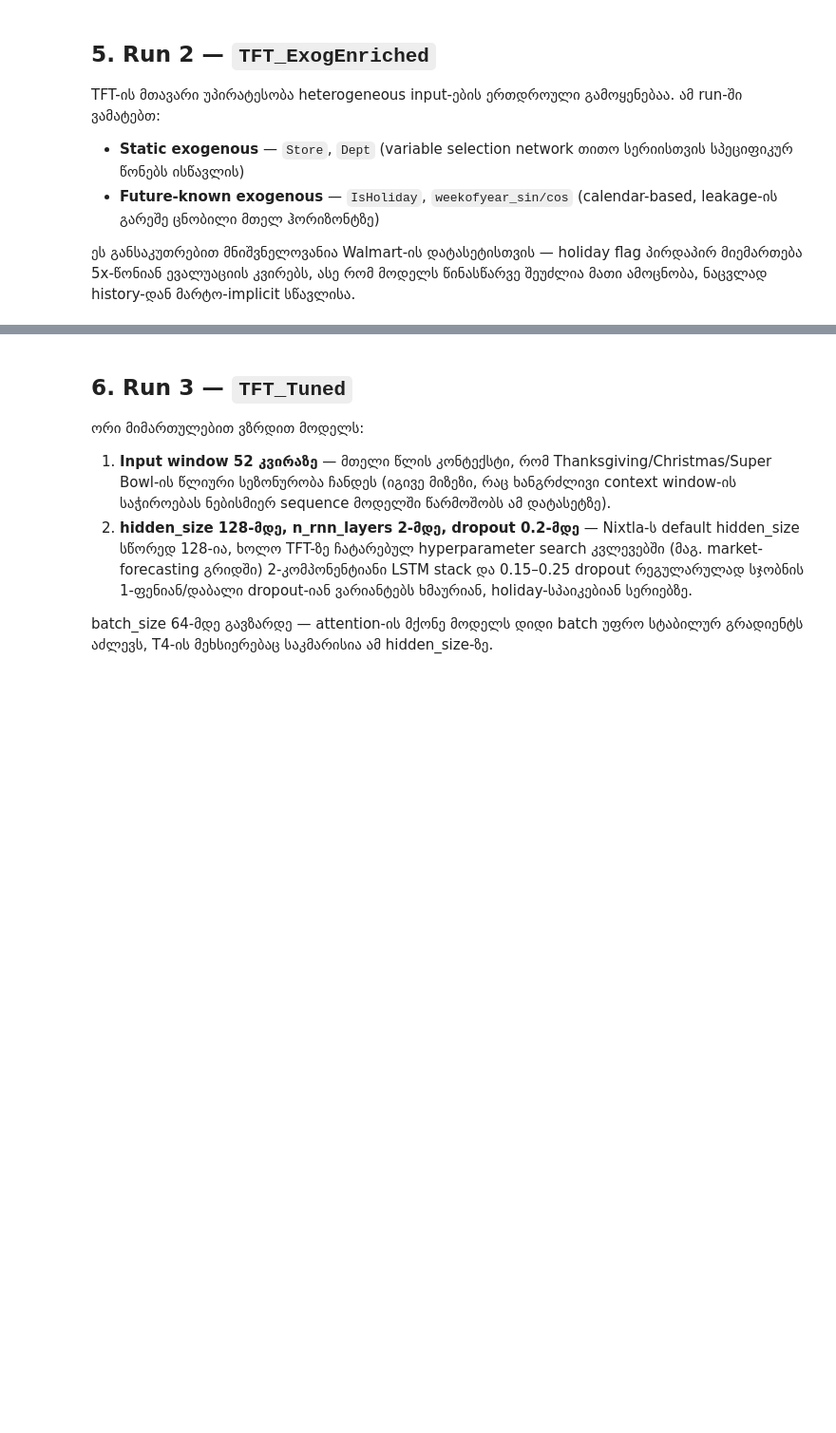
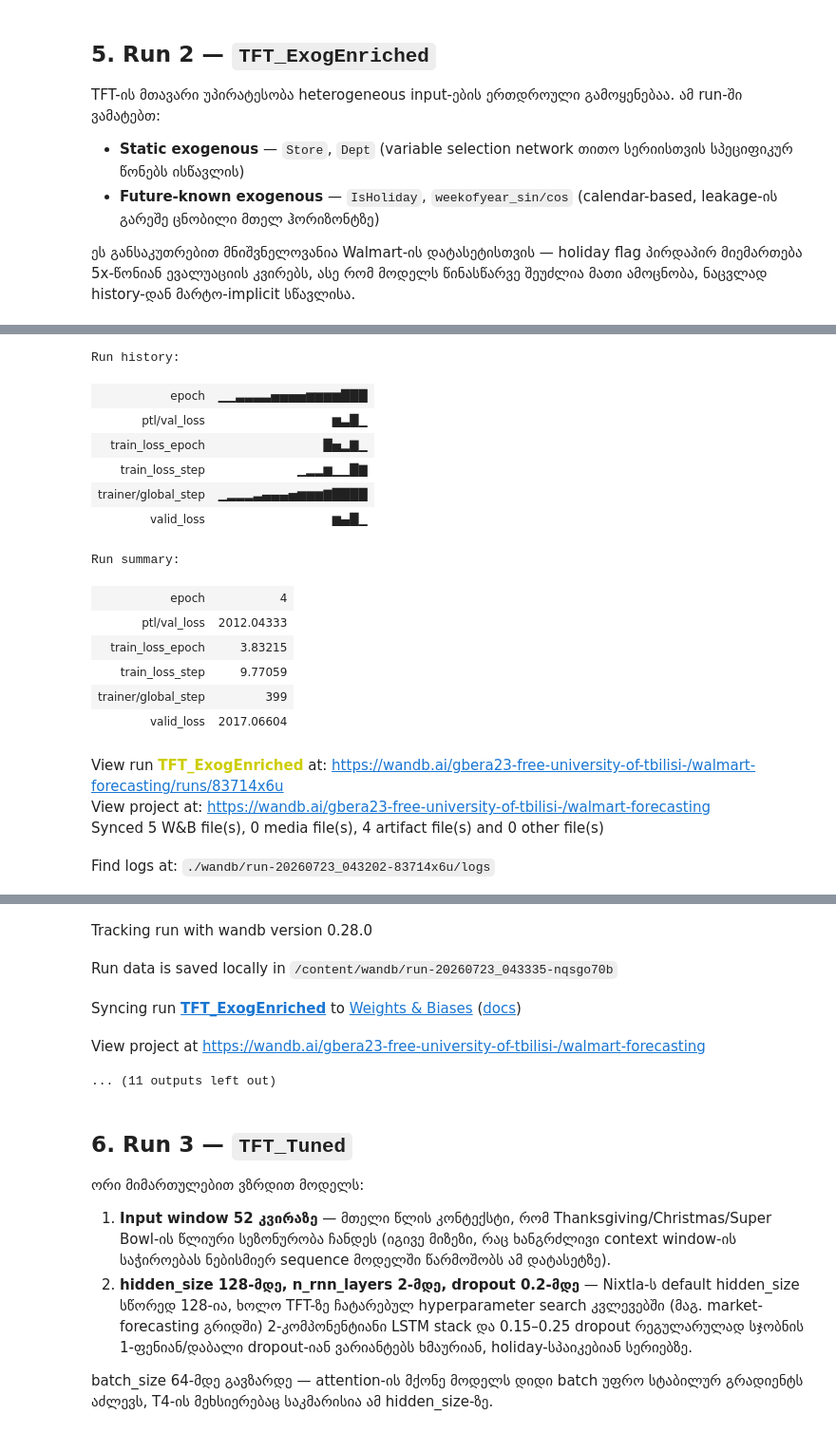
Before and after one commit to zberi23/walmart-sales-forecasting, a Jupyter notebook: model_experiment_TFT.ipynb, the cells around one changed output, grey strips where cells are left out. Shown at 95% size. Drawn from its saved outputs; the diff is of its cells as text; code cells hidden in the pictures; blank space fills up the shorter version.

Commit message:
ran TFT model

```diff
--- a/model_experiment_TFT.ipynb
+++ b/model_experiment_TFT.ipynb
@@ -314,6 +399,15 @@ run = wandb.init(
 
 wandb_logger = WandbLogger(project=WANDB_PROJECT, name="TFT_ExogEnriched", experiment=run)
 
+# Filter to ensure we only keep series long enough for input_size + horizon
+min_req_len = EXOG_CONFIG['input_size'] + H
+valid_ids_exog = train_split.groupby('unique_id').size()
+valid_ids_exog = valid_ids_exog[valid_ids_exog >= min_req_len].index
+
+train_split_exog = train_split[train_split['unique_id'].isin(valid_ids_exog)].reset_index(drop=True)
+val_split_exog = val_split[val_split['unique_id'].isin(valid_ids_exog)].reset_index(drop=True)
+static_df_exog = static_df[static_df['unique_id'].isin(valid_ids_exog)].reset_index(drop=True)
+
 model_exog = TFT(
     h=H,
     input_size=EXOG_CONFIG['input_size'],
@@ -335,16 +429,24 @@ model_exog = TFT(
 )
 
 nf_exog = NeuralForecast(models=[model_exog], freq='W-FRI')
-nf_exog.fit(df=train_split, static_df=static_df, val_size=H)
+nf_exog.fit(df=train_split_exog, static_df=static_df_exog, val_size=H)
 
-# predict() ჰორიზონტი train_split-ის მიღმაა (ანუ ზუსტად val_split-ის თარიღები),
-# ამიტომ future-known covariates იმ თარიღებზე ცალკე უნდა მივაწოდოთ
-val_futr_df = val_split[['unique_id', 'ds'] + FUTR_EXOG]
+# 1. Generate the exact skeleton the model expects
+val_futr_df = nf_exog.make_future_dataframe()
+
+# 2. Get global calendar features to fill gaps (since these are date-dependent, not ID-dependent)
+calendar_lookup = pd.concat([train_raw, test_raw])[['Date'] + FUTR_EXOG].drop_duplicates('Date').rename(columns={'Date': 'ds'})
+
+# 3. Fill val_futr_df by merging with calendar data
+# This guarantees every unique_id/ds combo has the required FUTR_EXOG values
+val_futr_df = val_futr_df.merge(calendar_lookup, on='ds', how='left')
+
 forecasts_exog = nf_exog.predict(futr_df=val_futr_df)
-val_wmae_exog = evaluate_forecast(forecasts_exog, val_split, train_raw_val_period)
+val_wmae_exog = evaluate_forecast(forecasts_exog, val_split_exog, train_raw_val_period)
 
 wandb.log({'val_wmae': val_wmae_exog})
 wandb.summary['val_wmae'] = val_wmae_exog
 print(f"\nExogEnriched Val WMAE: {val_wmae_exog:.2f}")
 
 wandb.finish()
+# %% [output]
@@ -350,0 +454,18 @@ wandb.finish()
+Run history:
+| epoch | ▁▁▃▃▃▃▅▅▅▅▆▆▆▆███ |
+| ptl/val_loss | ▆▃█▁ |
+| train_loss_epoch | █▅▂▇▁ |
+| train_loss_step | ▁▂▂▆▁▁█▇ |
+| trainer/global_step | ▁▂▂▂▃▄▄▄▅▆▆▆▇████ |
+| valid_loss | ▆▄█▁ |
+Run summary:
+| epoch | 4 |
+| ptl/val_loss | 2012.04333 |
+| train_loss_epoch | 3.83215 |
+| train_loss_step | 9.77059 |
+| trainer/global_step | 399 |
+| valid_loss | 2017.06604 |
+View run TFT_ExogEnriched at: https://wandb.ai/gbera23-free-university-of-tbilisi-/walmart-forecasting/runs/83714x6u
+View project at: https://wandb.ai/gbera23-free-university-of-tbilisi-/walmart-forecasting
+Synced 5 W&B file(s), 0 media file(s), 4 artifact file(s) and 0 other file(s)
+Find logs at: ./wandb/run-20260723_043202-83714x6u/logs
@@ -351,3 +473,8 @@ wandb.finish()
+Tracking run with wandb version 0.28.0
+Run data is saved locally in /content/wandb/run-20260723_043335-nqsgo70b
+Syncing run TFT_ExogEnriched to Weights & Biases (docs)
+View project at https://wandb.ai/gbera23-free-university-of-tbilisi-/walmart-forecasting
+... (11 outputs left out)
 # %% [markdown]
 ## 6. Run 3 — `TFT_Tuned`
 
```
Also changed, not shown: parts of 16 cells of this notebook.
